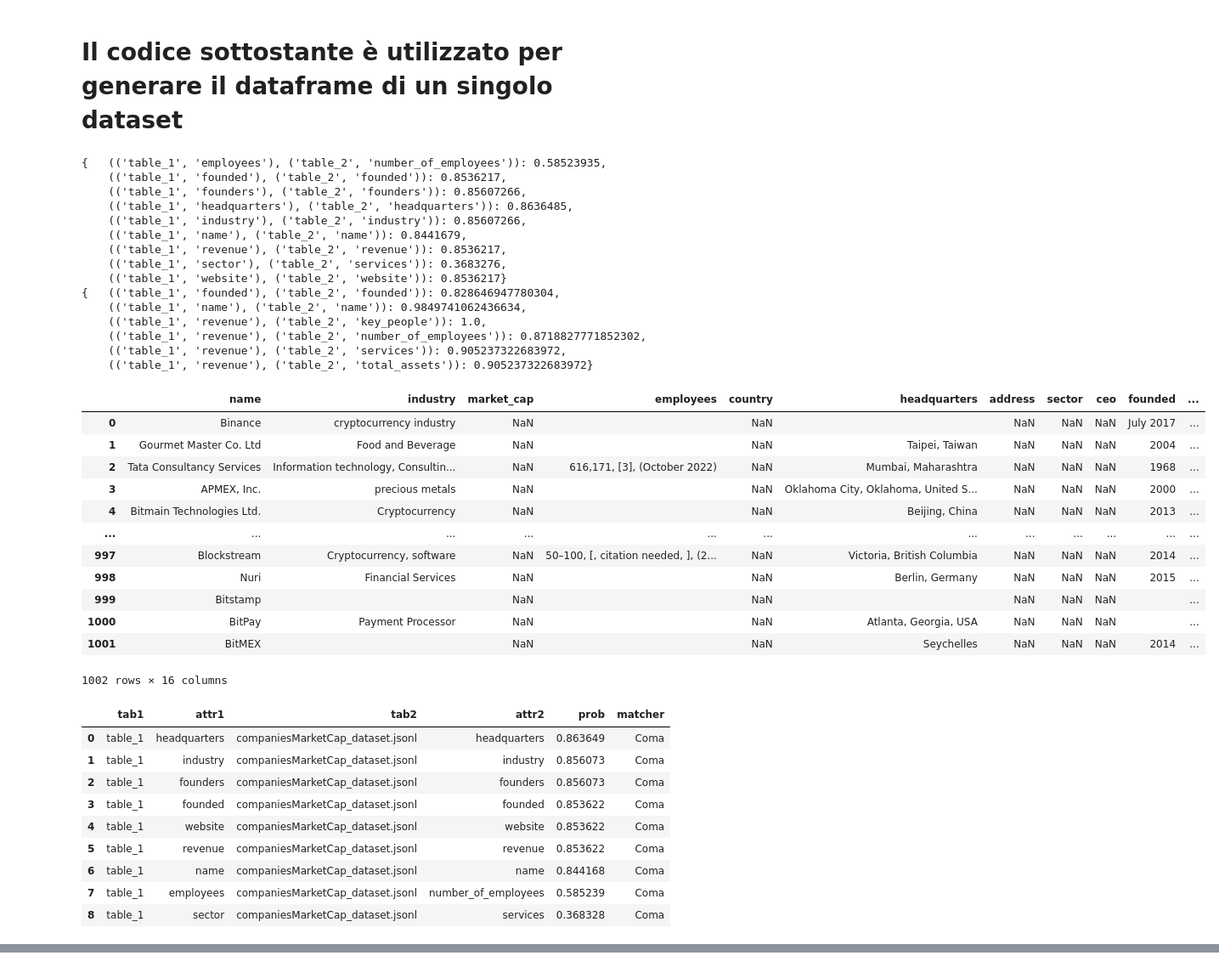
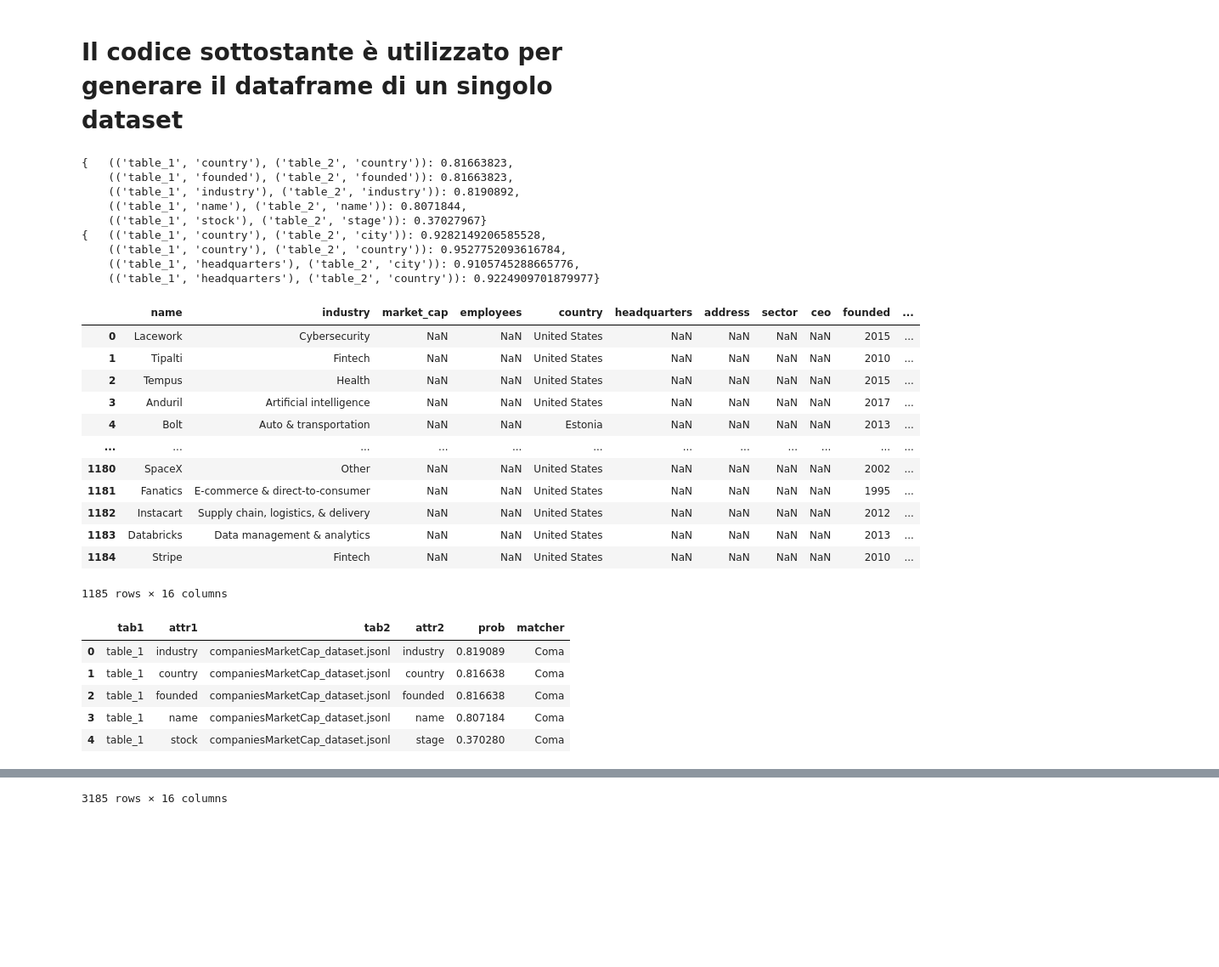
Before and after one commit to dedo99/Progetto_Finale_IDD, a Jupyter notebook: Schema_alignment.ipynb, the cells around one changed output, grey strips where cells are left out. Shown: that part at 85% size. Saved outputs shown, nothing was run; the diff lists cells and outputs as text; code cells hidden in the pictures; blank space fills up the shorter version.

```diff
--- a/Schema_alignment.ipynb
+++ b/Schema_alignment.ipynb
@@ -167,7 +166,7 @@ def creation_schema_alignment(df1, df2, df_confronto, df_logmachers, name_datase
   if distr_run:
     pp.pprint(matches_distr)
 
-  return df1, df_logmachers
+  return df1, df_logmachers, df_confronto
   # print(df1)
 # %%
 #funzione utilizzata per trasformare gli elementi del dataframe che sono una lista in stringa
@@ -322,53 +321,45 @@ df_confronto.to_json('output_alignment/schema_mediato_incrementale_confronto.jso
 # %%
 df1 = pd.DataFrame(columns = ['name' , 'industry', 'market_cap', 'employees', 'country', 'headquarters', 'address', 'sector', 'ceo', 'founded', 'founders', 'share_price', 'website', 'stock', 'area_served', 'revenue'])
 df_confronto = pd.read_json('schema_mediato_auto.json')
 df_logmachers = pd.DataFrame(columns = ['tab1' , 'attr1', 'tab2', 'attr2', 'prob', 'matcher'])
 
 
-# df2 = pd.read_json('datasets/output_globaldata.json')
-df2 = pd.read_json('datasets/output_wiki.json')
+
+df2 = pd.read_csv('datasets/DDD-cbinsight.com.csv', encoding='ISO-8859-1')
+# df2 = pd.read_json('datasets/output_wiki.json')
 # trasforma le celle del dataframe che hanno liste in stringhe
 df2 = df2.applymap(list2string)
-df1, df_logmachers = creation_schema_alignment(df1, df2, df_confronto, df_logmachers, 'companiesMarketCap_dataset.jsonl')
+df1, df_logmachers, df_confronto = creation_schema_alignment(df1, df2, df_confronto, df_logmachers, 'companiesMarketCap_dataset.jsonl')
 
 display(df1)
 display(df_logmachers)
+display(df_confronto)
 # %% [output]
-{   (('table_1', 'employees'), ('table_2', 'number_of_employees')): 0.58523935,
-    (('table_1', 'founded'), ('table_2', 'founded')): 0.8536217,
-    (('table_1', 'founders'), ('table_2', 'founders')): 0.85607266,
-    (('table_1', 'headquarters'), ('table_2', 'headquarters')): 0.8636485,
-    (('table_1', 'industry'), ('table_2', 'industry')): 0.85607266,
-    (('table_1', 'name'), ('table_2', 'name')): 0.8441679,
-    (('table_1', 'revenue'), ('table_2', 'revenue')): 0.8536217,
-    (('table_1', 'sector'), ('table_2', 'services')): 0.3683276,
-    (('table_1', 'website'), ('table_2', 'website')): 0.8536217}
-{   (('table_1', 'founded'), ('table_2', 'founded')): 0.828646947780304,
-    (('table_1', 'name'), ('table_2', 'name')): 0.9849741062436634,
-    (('table_1', 'revenue'), ('table_2', 'key_people')): 1.0,
-    (('table_1', 'revenue'), ('table_2', 'number_of_employees')): 0.8718827771852302,
-    (('table_1', 'revenue'), ('table_2', 'services')): 0.905237322683972,
-    (('table_1', 'revenue'), ('table_2', 'total_assets')): 0.905237322683972}
+{   (('table_1', 'country'), ('table_2', 'country')): 0.81663823,
+    (('table_1', 'founded'), ('table_2', 'founded')): 0.81663823,
+    (('table_1', 'industry'), ('table_2', 'industry')): 0.8190892,
+    (('table_1', 'name'), ('table_2', 'name')): 0.8071844,
+    (('table_1', 'stock'), ('table_2', 'stage')): 0.37027967}
+{   (('table_1', 'country'), ('table_2', 'city')): 0.9282149206585528,
+    (('table_1', 'country'), ('table_2', 'country')): 0.9527752093616784,
+    (('table_1', 'headquarters'), ('table_2', 'city')): 0.9105745288665776,
+    (('table_1', 'headquarters'), ('table_2', 'country')): 0.9224909701879977}
 |  | name | industry | market_cap | employees | country | headquarters | address | sector | ceo | founded | ... |
-| 0 | Binance | cryptocurrency industry | NaN |  | NaN |  | NaN | NaN | NaN | July 2017 | ... |
-| 1 | Gourmet Master Co. Ltd | Food and Beverage | NaN |  | NaN | Taipei, Taiwan | NaN | NaN | NaN | 2004 | ... |
-| 2 | Tata Consultancy Services | Information technology, Consultin... | NaN | 616,171, [3], (October 2022) | NaN | Mumbai, Maharashtra | NaN | NaN | NaN | 1968 | ... |
-| 3 | APMEX, Inc. | precious metals | NaN |  | NaN | Oklahoma City, Oklahoma, United S... | NaN | NaN | NaN | 2000 | ... |
-| 4 | Bitmain Technologies Ltd. | Cryptocurrency | NaN |  | NaN | Beijing, China | NaN | NaN | NaN | 2013 | ... |
+| 0 | Lacework | Cybersecurity | NaN | NaN | United States | NaN | NaN | NaN | NaN | 2015 | ... |
+| 1 | Tipalti | Fintech | NaN | NaN | United States | NaN | NaN | NaN | NaN | 2010 | ... |
+| 2 | Tempus | Health | NaN | NaN | United States | NaN | NaN | NaN | NaN | 2015 | ... |
+| 3 | Anduril | Artificial intelligence | NaN | NaN | United States | NaN | NaN | NaN | NaN | 2017 | ... |
+| 4 | Bolt | Auto & transportation | NaN | NaN | Estonia | NaN | NaN | NaN | NaN | 2013 | ... |
 | ... | ... | ... | ... | ... | ... | ... | ... | ... | ... | ... | ... |
-| 997 | Blockstream | Cryptocurrency, software | NaN | 50–100, [, citation needed, ], (2... | NaN | Victoria, British Columbia | NaN | NaN | NaN | 2014 | ... |
-| 998 | Nuri | Financial Services | NaN |  | NaN | Berlin, Germany | NaN | NaN | NaN | 2015 | ... |
-| 999 | Bitstamp |  | NaN |  | NaN |  | NaN | NaN | NaN |  | ... |
-| 1000 | BitPay | Payment Processor | NaN |  | NaN | Atlanta, Georgia, USA | NaN | NaN | NaN |  | ... |
-| 1001 | BitMEX |  | NaN |  | NaN | Seychelles | NaN | NaN | NaN | 2014 | ... |
+| 1180 | SpaceX | Other | NaN | NaN | United States | NaN | NaN | NaN | NaN | 2002 | ... |
+| 1181 | Fanatics | E-commerce & direct-to-consumer | NaN | NaN | United States | NaN | NaN | NaN | NaN | 1995 | ... |
+| 1182 | Instacart | Supply chain, logistics, & delivery | NaN | NaN | United States | NaN | NaN | NaN | NaN | 2012 | ... |
+| 1183 | Databricks | Data management & analytics | NaN | NaN | United States | NaN | NaN | NaN | NaN | 2013 | ... |
+| 1184 | Stripe | Fintech | NaN | NaN | United States | NaN | NaN | NaN | NaN | 2010 | ... |
-1002 rows × 16 columns
+1185 rows × 16 columns
 |  | tab1 | attr1 | tab2 | attr2 | prob | matcher |
-| 0 | table_1 | headquarters | companiesMarketCap_dataset.jsonl | headquarters | 0.863649 | Coma |
-| 1 | table_1 | industry | companiesMarketCap_dataset.jsonl | industry | 0.856073 | Coma |
-| 2 | table_1 | founders | companiesMarketCap_dataset.jsonl | founders | 0.856073 | Coma |
-| 3 | table_1 | founded | companiesMarketCap_dataset.jsonl | founded | 0.853622 | Coma |
-| 4 | table_1 | website | companiesMarketCap_dataset.jsonl | website | 0.853622 | Coma |
-| 5 | table_1 | revenue | companiesMarketCap_dataset.jsonl | revenue | 0.853622 | Coma |
-| 6 | table_1 | name | companiesMarketCap_dataset.jsonl | name | 0.844168 | Coma |
-| 7 | table_1 | employees | companiesMarketCap_dataset.jsonl | number_of_employees | 0.585239 | Coma |
-| 8 | table_1 | sector | companiesMarketCap_dataset.jsonl | services | 0.368328 | Coma |
+| 0 | table_1 | industry | companiesMarketCap_dataset.jsonl | industry | 0.819089 | Coma |
+| 1 | table_1 | country | companiesMarketCap_dataset.jsonl | country | 0.816638 | Coma |
+| 2 | table_1 | founded | companiesMarketCap_dataset.jsonl | founded | 0.816638 | Coma |
+| 3 | table_1 | name | companiesMarketCap_dataset.jsonl | name | 0.807184 | Coma |
+| 4 | table_1 | stock | companiesMarketCap_dataset.jsonl | stage | 0.370280 | Coma |
@@ -375,3 +378,4 @@ display(df_logmachers)
+3185 rows × 16 columns
 # %%
 original_columns=["name", "industry", "market_cap", "employees", "country", "headquarters", "address", "sector", "ceo", "founded", "founders", "share_price", "website", "stock", "area_served", "revenue"]
 schema_mediato = pd.DataFrame(columns=original_columns)
```
Also changed, not shown: parts of 3 cells of this notebook.
